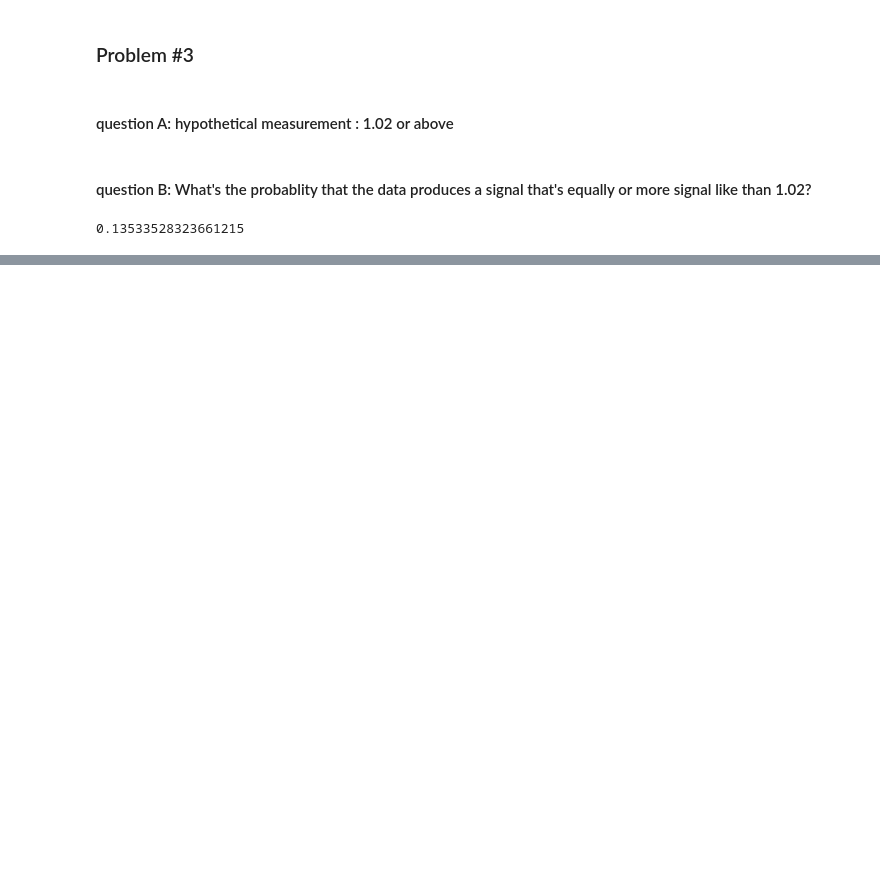
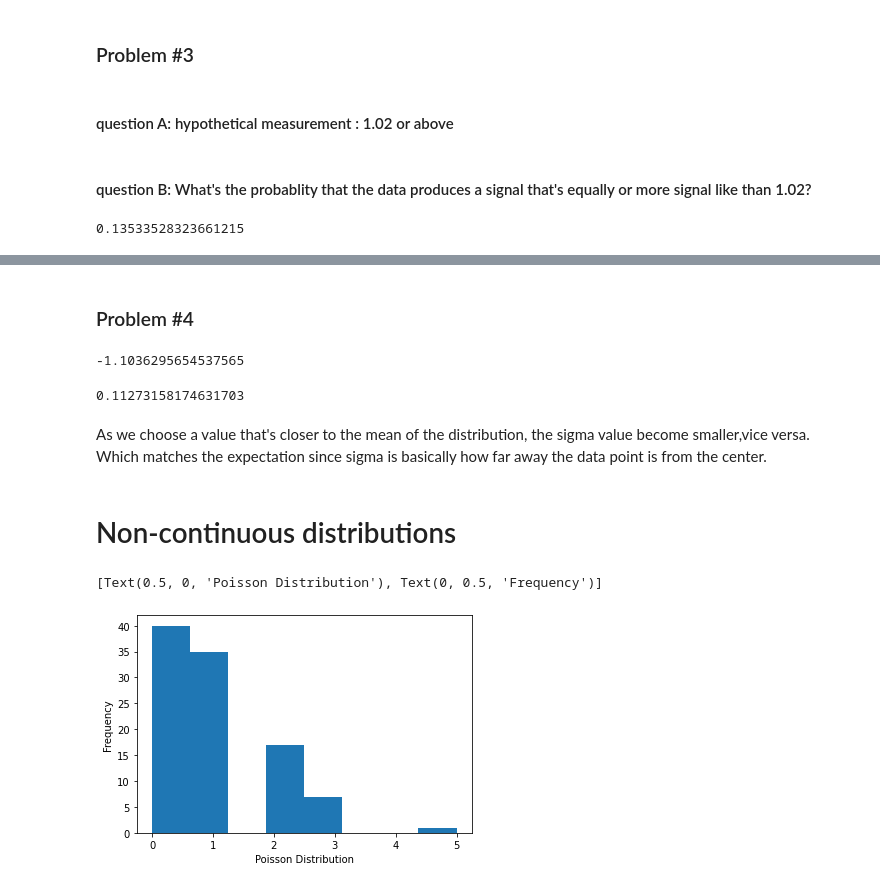
Before and after one commit to leih3/phys434lab1, a Jupyter notebook: hw#1.ipynb, the cells around one changed output, grey strips where cells are left out. Saved outputs shown, nothing was run; the diff lists cells and outputs as text; code cells hidden in the pictures; blank space fills up the shorter version.

```diff
--- a/hw#1.ipynb
+++ b/hw#1.ipynb
@@ -67,0 +74,38 @@ sigma
+# %% [markdown]
+### Problem #4
+# %%
+# trials
+testvalue2 = 1.03
+prob2 = 1 - stats.rayleigh.cdf(testvalue2, loc = 1.00, scale = 0.01)
+value2 = stats.rayleigh.ppf(prob2,loc = 1.00, scale = 0.01)
+sigma2 = (value2 - mean)/0.01
+sigma2
+# %% [output]
+-1.1036295654537565
+# %%
+# more trials
+testvalue3 = 1.01
+prob3 = 1 - stats.rayleigh.cdf(testvalue3, loc = 1.00, scale = 0.01)
+value3 = stats.rayleigh.ppf(prob3,loc = 1.00, scale = 0.01)
+sigma3 = (value3 - mean)/0.01
+sigma3
+# %% [output]
+0.11273158174631703
+# %% [markdown]
+As we choose a value that's closer to the mean of the distribution, the sigma value become smaller,vice versa.
+Which matches the expectation since sigma is basically how far away the data point is from the center.
+# %% [markdown]
+# Non-continuous distributions
+# %%
+from scipy.stats import poisson
+import seaborn as sns
+
+data_poisson = poisson.rvs(mu=1, size=100)
+ax = sns.distplot(data_poisson,
+                  bins=8,
+                  kde=False,
+                  hist_kws={"linewidth": 10,'alpha':1})
+ax.set(xlabel='Poisson Distribution', ylabel='Frequency')
+# %% [output]
+[Text(0.5, 0, 'Poisson Distribution'), Text(0, 0.5, 'Frequency')]
+[figure, added]
```
Also changed, not shown: parts of 4 cells of this notebook.
